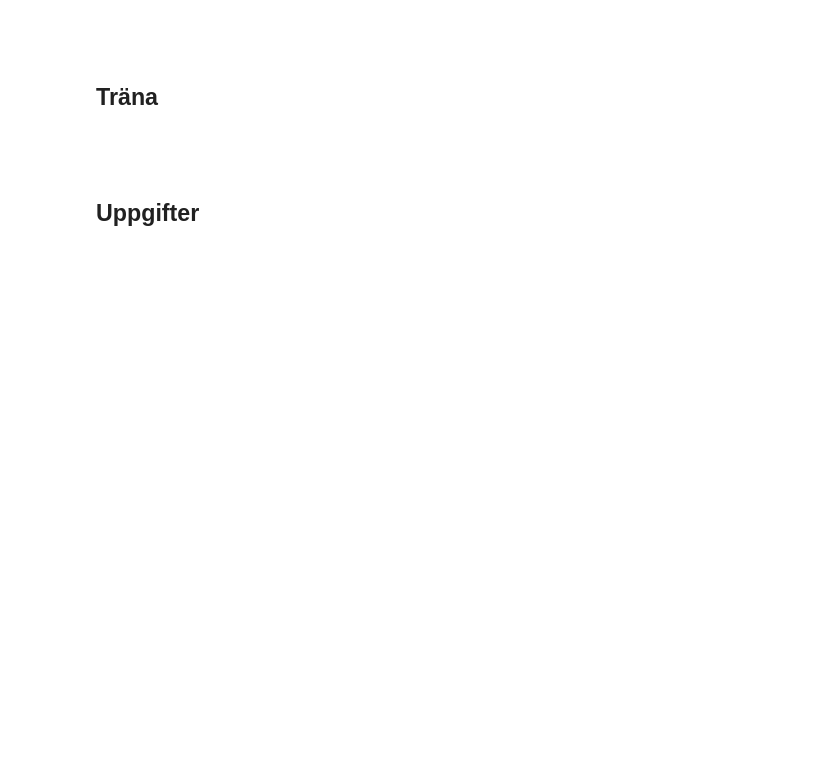
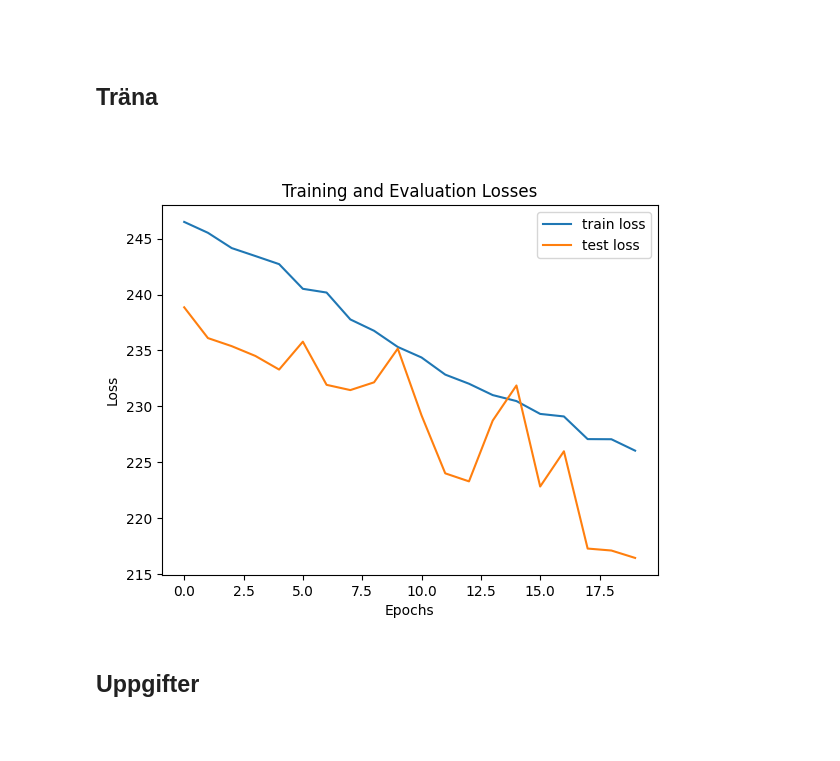
Before and after one commit to FutureGoose/OctaCycleCNN, a Jupyter notebook: exercises/w2/Neural Networks.ipynb, the cells around one changed output. Cells and saved outputs as stored; diff of their text form; code cells hidden in the pictures; blank space fills up the shorter version.

Commit message:
axis labels and title

```diff
--- a/exercises/w2/Neural Networks.ipynb
+++ b/exercises/w2/Neural Networks.ipynb
@@ -542,34 +542,41 @@ for i in range(epochs):
         optimizer.step()
         optimizer.zero_grad()
 
         batch_loss = loss.item()
         batch_train_losses.append(batch_loss)
 
     epoch_average_loss = np.average(batch_train_losses[-len(train_dataloader):])
     epoch_train_losses.append(epoch_average_loss)
 
 # ----------------------------------------------------------------------------------------------------------------
 #   evalueringssektion
 
     model.eval()
 
     y_true = y_test
     input_features = x_test
 
     y_pred = model(input_features)
     loss = loss_function(y_pred, y_true)
 
     evaluation_loss = loss.item()
     epoch_evaluation_losses.append(evaluation_loss)
 
 # ----------------------------------------------------------------------------------------------------------------
 #   plotta resultat
 
 plt.plot(epoch_train_losses, label = 'train loss')
 plt.plot(epoch_evaluation_losses, label = 'test loss')
 plt.legend()
 
-plt.show()#
+# axis labels and title
+plt.xlabel('Epochs')
+plt.ylabel('Loss')
+plt.title('Training and Evaluation Losses')
+
+plt.show()
+# %% [output]
+[figure, added]
 # %% [markdown]
 ## Uppgifter
 # %% [markdown]
```
Also changed, not shown: parts of 1 cell of this notebook.
